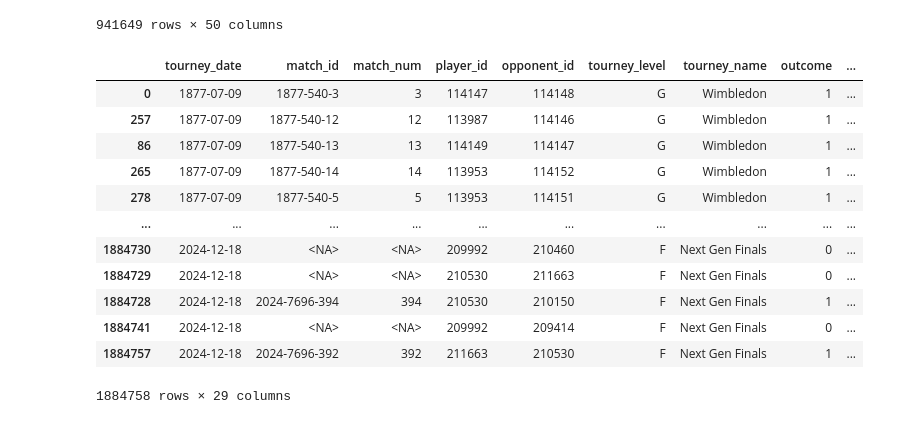
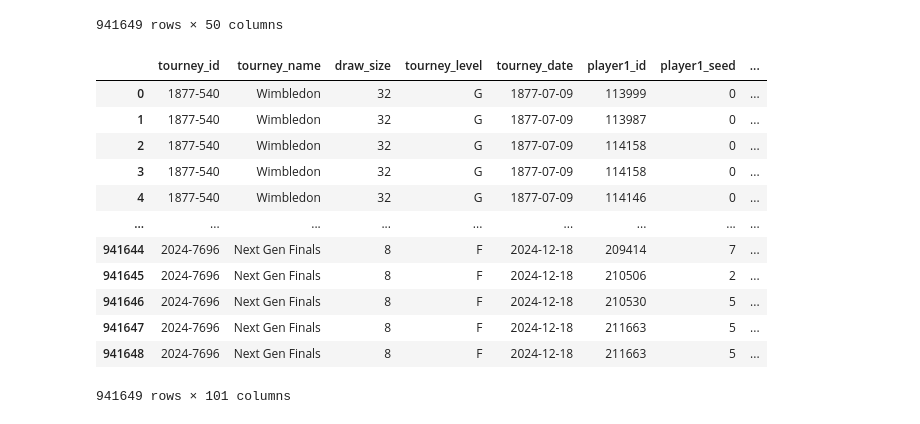
Before and after one commit to phoenox001/TennisMatchAnalysis, a Jupyter notebook: notebooks/eda.ipynb, the cells around one changed output. Saved outputs shown, nothing was run; the diff lists cells and outputs as text; code cells hidden in the pictures.

```diff
--- a/notebooks/eda.ipynb
+++ b/notebooks/eda.ipynb
@@ -464,24 +464,24 @@ Combined 941649 ATP matches from 139 files.
 # %%
 import pandas as pd
 
 file_path = (
-    "/Users/tim/Documents/Projects/TennisMatchAnalysis/data/player_features.parquet"
+    "/Users/tim/Documents/Projects/TennisMatchAnalysis/data/test_data.parquet"
 )
 
 data = pd.read_parquet(file_path)
 
 data
 # %% [output]
-|  | tourney_date | match_id | match_num | player_id | opponent_id | tourney_level | tourney_name | outcome | ... |
-| 0 | 1877-07-09 | 1877-540-3 | 3 | 114147 | 114148 | G | Wimbledon | 1 | ... |
-| 257 | 1877-07-09 | 1877-540-12 | 12 | 113987 | 114146 | G | Wimbledon | 1 | ... |
-| 86 | 1877-07-09 | 1877-540-13 | 13 | 114149 | 114147 | G | Wimbledon | 1 | ... |
-| 265 | 1877-07-09 | 1877-540-14 | 14 | 113953 | 114152 | G | Wimbledon | 1 | ... |
-| 278 | 1877-07-09 | 1877-540-5 | 5 | 113953 | 114151 | G | Wimbledon | 1 | ... |
-| ... | ... | ... | ... | ... | ... | ... | ... | ... | ... |
-| 1884730 | 2024-12-18 | <NA> | <NA> | 209992 | 210460 | F | Next Gen Finals | 0 | ... |
-| 1884729 | 2024-12-18 | <NA> | <NA> | 210530 | 211663 | F | Next Gen Finals | 0 | ... |
-| 1884728 | 2024-12-18 | 2024-7696-394 | 394 | 210530 | 210150 | F | Next Gen Finals | 1 | ... |
-| 1884741 | 2024-12-18 | <NA> | <NA> | 209992 | 209414 | F | Next Gen Finals | 0 | ... |
-| 1884757 | 2024-12-18 | 2024-7696-392 | 392 | 211663 | 210530 | F | Next Gen Finals | 1 | ... |
+|  | tourney_id | tourney_name | draw_size | tourney_level | tourney_date | player1_id | player1_seed | ... |
+| 0 | 1877-540 | Wimbledon | 32 | G | 1877-07-09 | 113999 | 0 | ... |
+| 1 | 1877-540 | Wimbledon | 32 | G | 1877-07-09 | 113987 | 0 | ... |
+| 2 | 1877-540 | Wimbledon | 32 | G | 1877-07-09 | 114158 | 0 | ... |
+| 3 | 1877-540 | Wimbledon | 32 | G | 1877-07-09 | 114158 | 0 | ... |
+| 4 | 1877-540 | Wimbledon | 32 | G | 1877-07-09 | 114146 | 0 | ... |
+| ... | ... | ... | ... | ... | ... | ... | ... | ... |
+| 941644 | 2024-7696 | Next Gen Finals | 8 | F | 2024-12-18 | 209414 | 7 | ... |
+| 941645 | 2024-7696 | Next Gen Finals | 8 | F | 2024-12-18 | 210506 | 2 | ... |
+| 941646 | 2024-7696 | Next Gen Finals | 8 | F | 2024-12-18 | 210530 | 5 | ... |
+| 941647 | 2024-7696 | Next Gen Finals | 8 | F | 2024-12-18 | 211663 | 5 | ... |
+| 941648 | 2024-7696 | Next Gen Finals | 8 | F | 2024-12-18 | 211663 | 5 | ... |
-1884758 rows × 29 columns
+941649 rows × 101 columns
```
Also changed, not shown: 6 other files.
